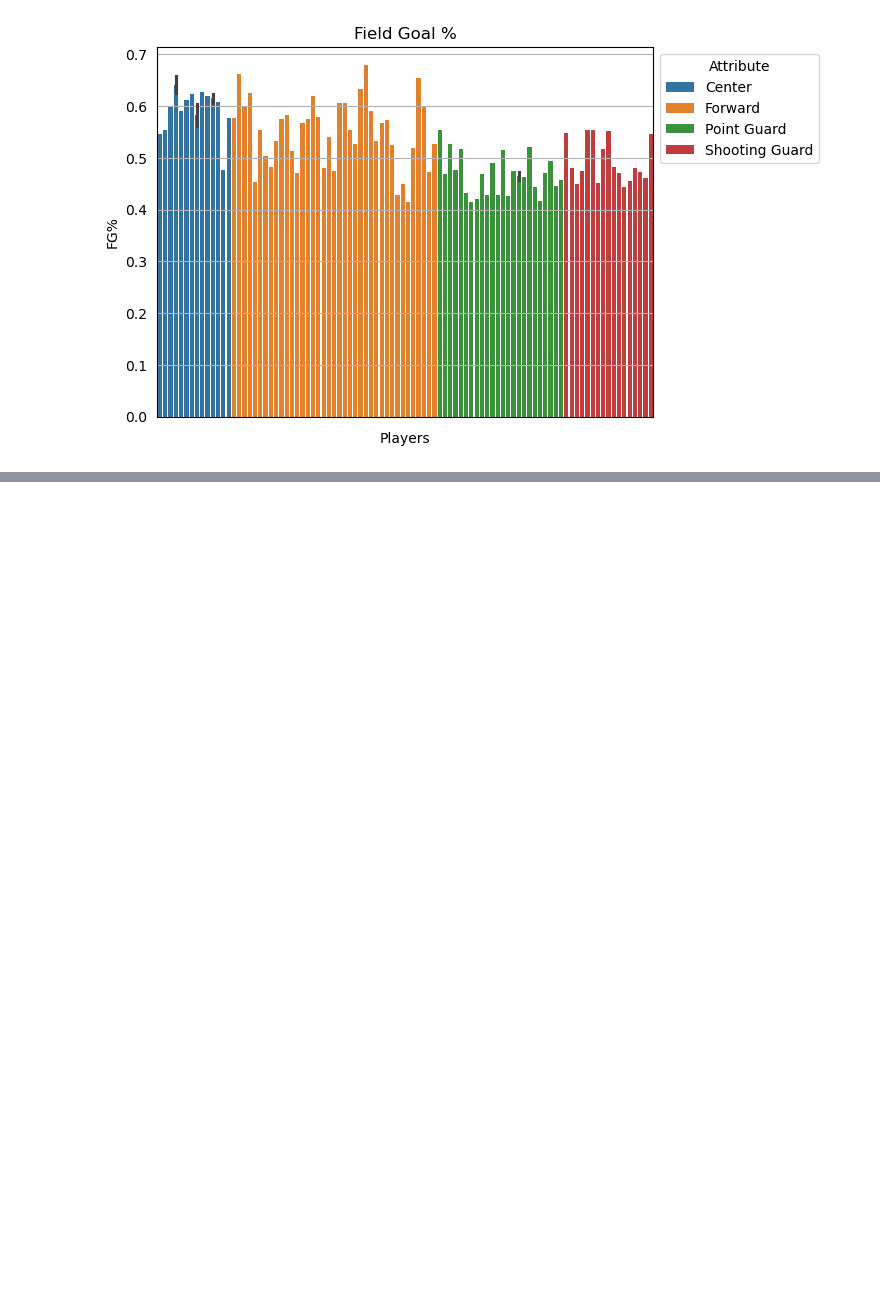
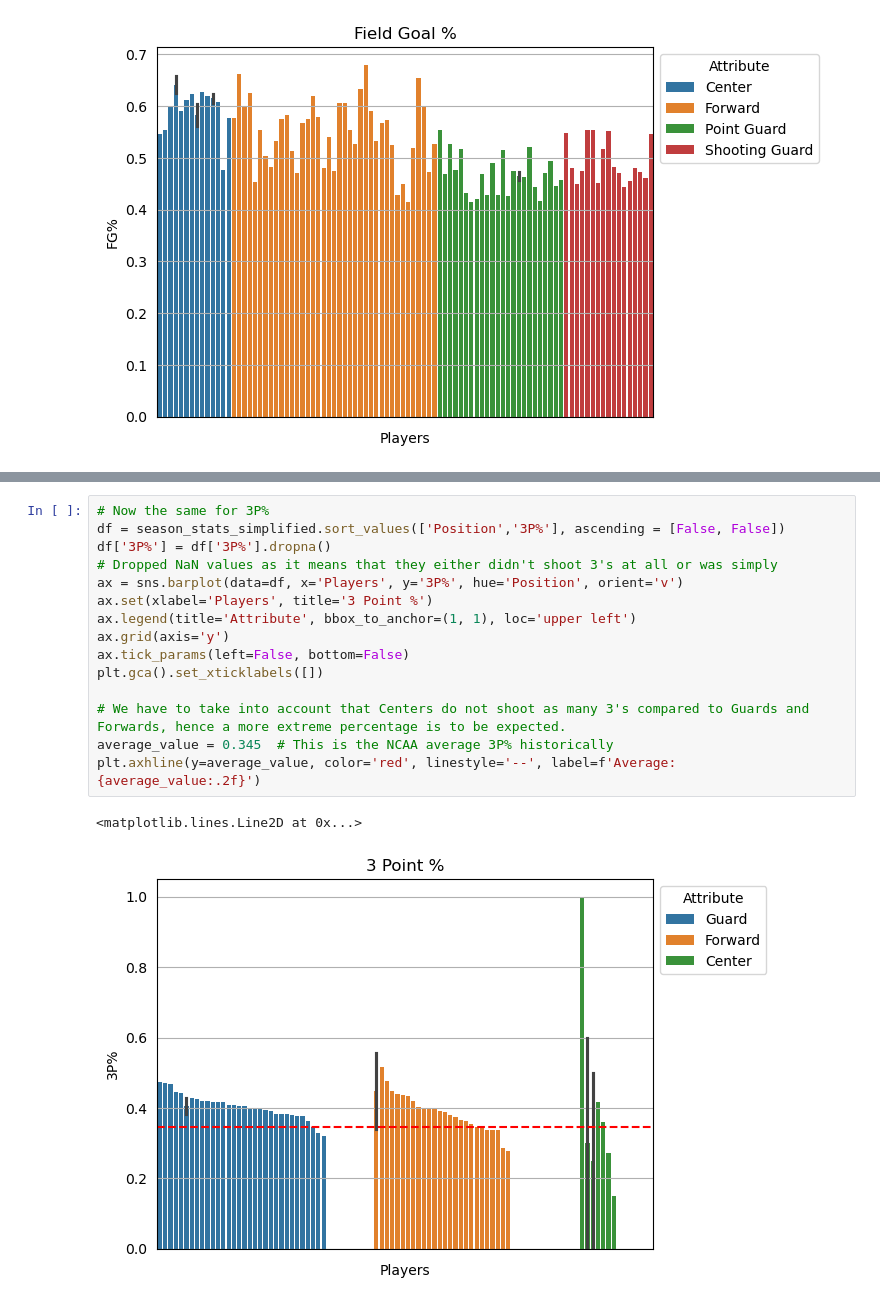
Before and after one commit to Wioaey/NCAA-Positional-Battle, a Jupyter notebook: NCAA_Position_Trend.ipynb, the cells around one changed output, grey strips where cells are left out. Drawn from its saved outputs; the diff is of its cells as text; blank space fills up the shorter version.

```diff
--- a/NCAA_Position_Trend.ipynb
+++ b/NCAA_Position_Trend.ipynb
@@ -341,0 +390,18 @@ for i, subplot in enumerate(ax):
+# %%
+# Now the same for 3P%
+df = season_stats_simplified.sort_values(['Position','3P%'], ascending = [False, False])
+df['3P%'] = df['3P%'].dropna()
+# Dropped NaN values as it means that they either didn't shoot 3's at all or was simply
+ax = sns.barplot(data=df, x='Players', y='3P%', hue='Position', orient='v')
+ax.set(xlabel='Players', title='3 Point %')
+ax.legend(title='Attribute', bbox_to_anchor=(1, 1), loc='upper left')
+ax.grid(axis='y')
+ax.tick_params(left=False, bottom=False)
+plt.gca().set_xticklabels([])
+
+# We have to take into account that Centers do not shoot as many 3's compared to Guards and Forwards, hence a more extreme percentage is to be expected.
+average_value = 0.345  # This is the NCAA average 3P% historically
+plt.axhline(y=average_value, color='red', linestyle='--', label=f'Average: {average_value:.2f}')
+# %% [output]
+<matplotlib.lines.Line2D at 0x...>
+[figure, added]
```
Also changed, not shown: parts of 16 cells of this notebook.
